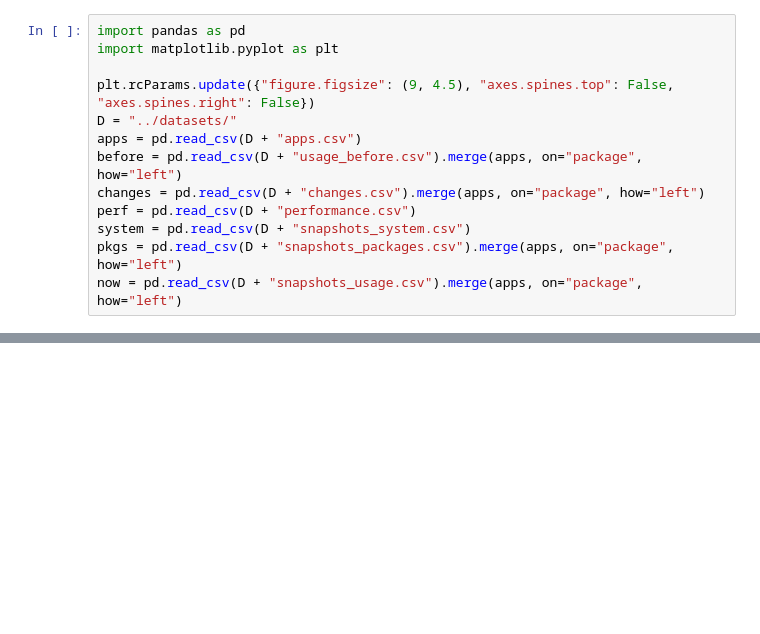
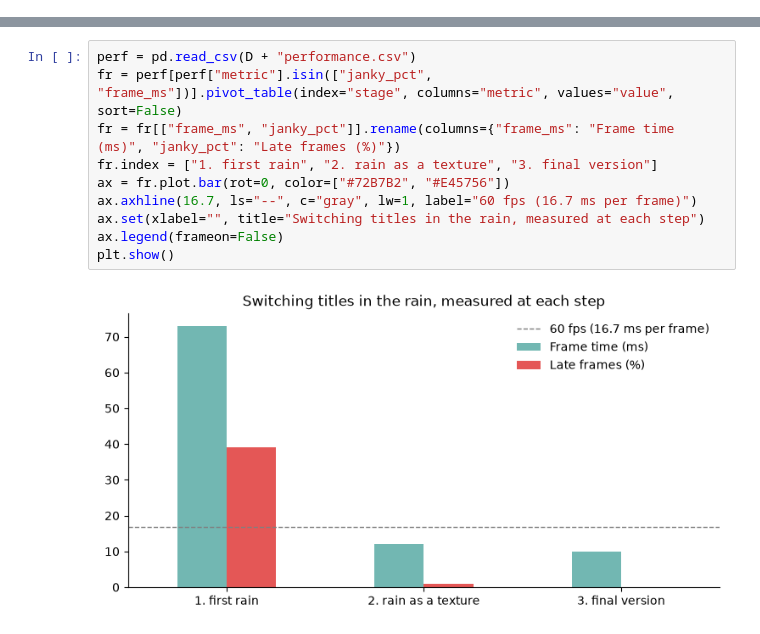
Before and after one commit to CaueFabrizioBS/TV_personalize_upgrade, a Jupyter notebook: notebooks/EDA.ipynb, the cells around one changed output, grey strips where cells are left out. Cells and saved outputs as stored; diff of their text form; blank space fills up the shorter version.

```diff
--- a/notebooks/EDA.ipynb
+++ b/notebooks/EDA.ipynb
@@ -14,13 +0,0 @@ of the total, not hours.
-# %%
-import pandas as pd
-import matplotlib.pyplot as plt
-
-plt.rcParams.update({"figure.figsize": (9, 4.5), "axes.spines.top": False, "axes.spines.right": False})
-D = "../datasets/"
-apps = pd.read_csv(D + "apps.csv")
-before = pd.read_csv(D + "usage_before.csv").merge(apps, on="package", how="left")
-changes = pd.read_csv(D + "changes.csv").merge(apps, on="package", how="left")
-perf = pd.read_csv(D + "performance.csv")
-system = pd.read_csv(D + "snapshots_system.csv")
-pkgs = pd.read_csv(D + "snapshots_packages.csv").merge(apps, on="package", how="left")
-now = pd.read_csv(D + "snapshots_usage.csv").merge(apps, on="package", how="left")
@@ -160,0 +129,12 @@ change nobody wrote down) shows up here.
+# %%
+perf = pd.read_csv(D + "performance.csv")
+fr = perf[perf["metric"].isin(["janky_pct", "frame_ms"])].pivot_table(index="stage", columns="metric", values="value", sort=False)
+fr = fr[["frame_ms", "janky_pct"]].rename(columns={"frame_ms": "Frame time (ms)", "janky_pct": "Late frames (%)"})
+fr.index = ["1. first rain", "2. rain as a texture", "3. final version"]
+ax = fr.plot.bar(rot=0, color=["#72B7B2", "#E45756"])
+ax.axhline(16.7, ls="--", c="gray", lw=1, label="60 fps (16.7 ms per frame)")
+ax.set(xlabel="", title="Switching titles in the rain, measured at each step")
+ax.legend(frameon=False)
+plt.show()
+# %% [output]
+[figure, added]
```
Also changed, not shown: parts of 35 cells of this notebook, 17 other files.
